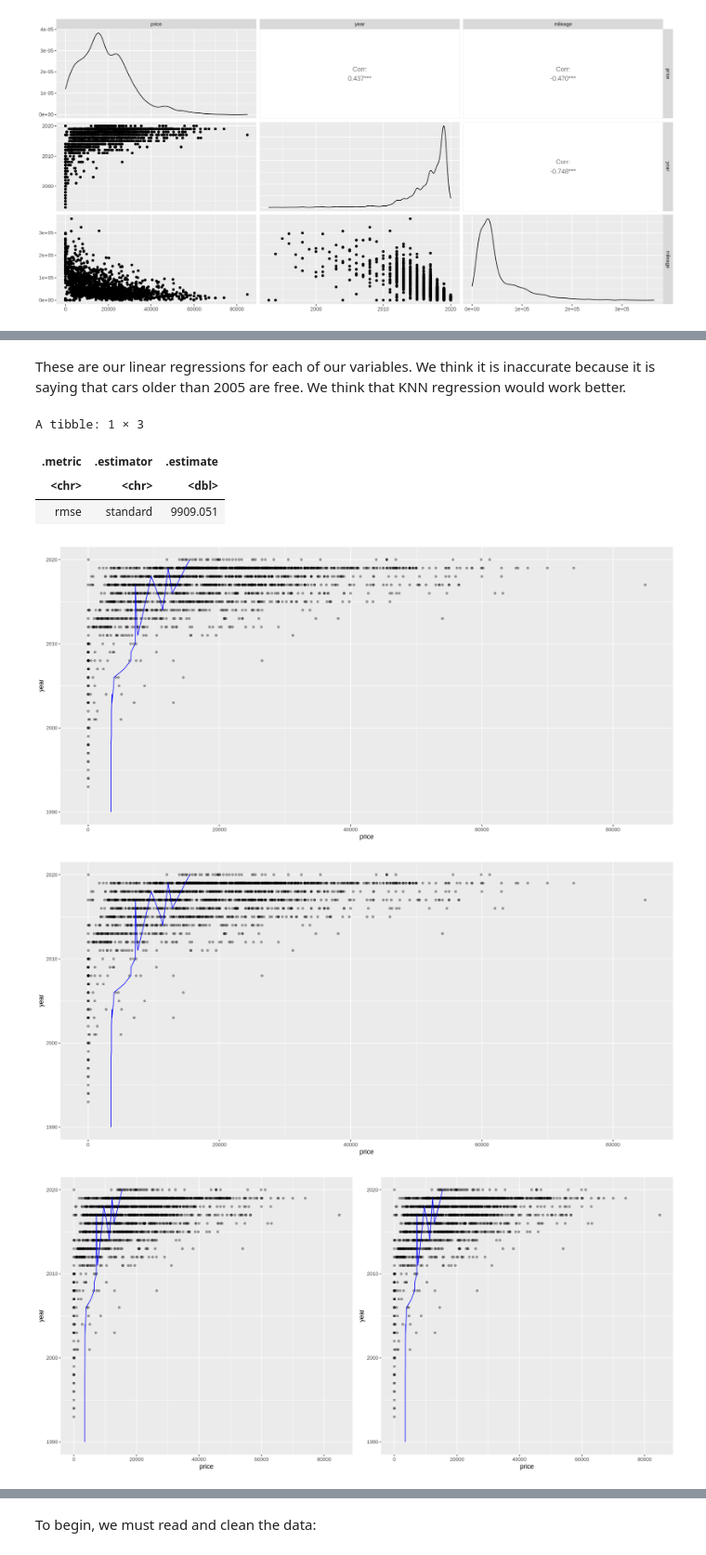
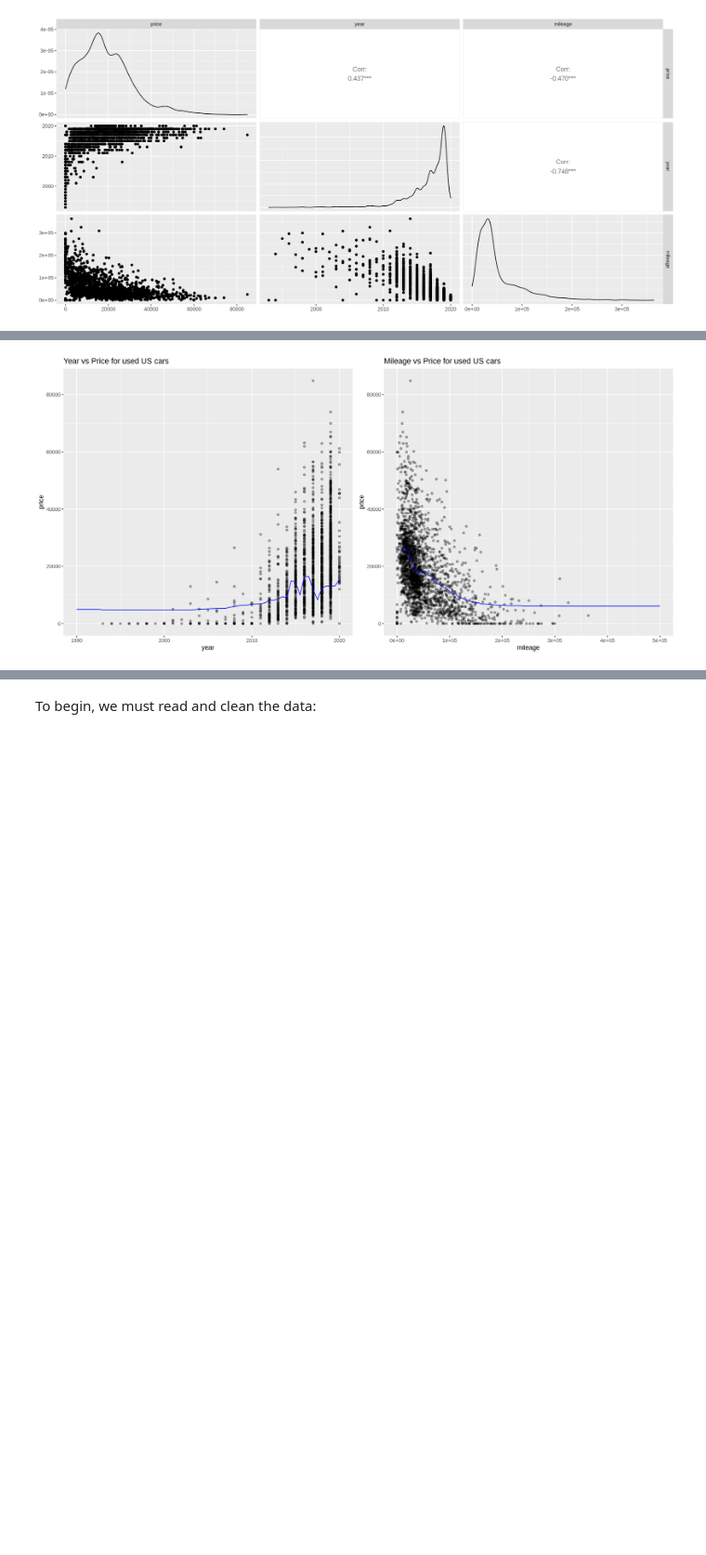
Before and after one commit to zhtgeneral/Group-30-Official, a Jupyter notebook: Group 30 Project.ipynb, the cells around one changed output, grey strips where cells are left out. Shown at 93% size. Drawn from its saved outputs; the diff is of its cells as text; code cells hidden in the pictures; blank space fills up the shorter version.

Commit message:
Linear Regression and KNN graphs done

```diff
--- a/Group 30 Project.ipynb
+++ b/Group 30 Project.ipynb
@@ -288,55 +269,57 @@ Warning message:
-# %% [markdown]
-These are our linear regressions for each of our variables. We think it is inaccurate because it is saying that cars older than 2005 are free. We think that KNN regression would work better.
 # %%
+#-----------------------------# Setting the graph size
+
 options(repr.plot.width = 15)
+
+#----------------------------------------------------------------# Below is the KNN model with set k values
+
 knn_spec <- nearest_neighbor(weight_func = "rectangular",
-                             neighbors = 100) |>
+                             neighbors = 201) |>
             set_engine("kknn") |>
             set_mode("regression")
-knn_fit <- workflow() |>
-           add_recipe(car_recipe) |>
-           add_model(knn_spec) |>
-           fit(data = car_train)
-knn_car_summary <- knn_fit |>
-                    predict(car_test) |>
-                    bind_cols(car_test) |>
-                    metrics(truth = price, estimate = .pred) |>
-                    filter(.metric == "rmse")
-knn_car_summary
-knn_pred <- tibble(year = seq(from = 1990, to = 2020, by = 1),
-                   mileage = 0,
-                   price = 0)
+
+#------------------------------------------------------------------------# Below is the plot for year vs price knn regression
+
+knn_year_pred <- tibble(year = seq(from = 1990, to = 2020, by = 0.5))
 knn_year_recipe <- recipe(price ~ year, data = car_train) |>
               step_scale(all_predictors()) |>
               step_center(all_predictors())
 knn_year_fit <- workflow() |>
            add_recipe(knn_year_recipe) |>
            add_model(knn_spec) |>
            fit(data = car_train)
-knn_pred <- knn_year_fit |>
-            predict(knn_pred) |>
-            bind_cols(knn_pred)
+knn_year_pred <- knn_year_fit |>
+            predict(knn_year_pred) |>
+            bind_cols(knn_year_pred)
 knn_year_plot <- car_all |>
-            ggplot(aes(x = price, y = year)) +
+            ggplot(aes(x = year, y = price)) +
             geom_point(alpha = 0.33) +
-            geom_line(data = knn_pred,
-                      mapping = aes(x = .pred, y = year),
-                      color = "blue")
-knn_year_plot
+            geom_line(data = knn_year_pred,
+                      mapping = aes(x = year, y = .pred),
+                      color = "blue") +
+            labs(title = "Year vs Price for used US cars")
+
+#-----------------------------------------------------------------------#Below is price vs mileage knn regression
+
+knn_mi_pred <- tibble(mileage = seq(from = 0, to = 500000, by = 5000))
+knn_mi_fit <- workflow() |>
+           add_recipe(car_recipe) |>
+           add_model(knn_spec) |>
+           fit(data = car_train)
+knn_mi_pred <- knn_mi_fit |>
+            predict(knn_mi_pred) |>
+            bind_cols(knn_mi_pred)
 knn_mi_plot <- car_all |>
-            ggplot(aes(x = price, y = year)) +
+            ggplot(aes(x = mileage, y = price)) +
             geom_point(alpha = 0.33) +
-            geom_line(data = knn_pred,
-                      mapping = aes(x = .pred, y = year),
-                      color = "blue")
-knn_mi_plot
+            geom_line(data = knn_mi_pred,
+                      mapping = aes(x = mileage, y = .pred),
+                      color = "blue") +
+            labs(title = "Mileage vs Price for used US cars")
+
+#----------------------------------------------------------------#Below is plotting the graphs beside each other
+
 plot_grid(knn_year_plot, knn_mi_plot, ncol = 2)
 # %% [output]
-A tibble: 1 × 3
-| .metric | .estimator | .estimate |
-| <chr> | <chr> | <dbl> |
-| rmse | standard | 9909.051 |
-[figure, old version]
+[figure, new version]
-[figure, removed]
-[figure, removed]
 # %% [markdown]
```
Also changed, not shown: parts of 10 cells of this notebook.
